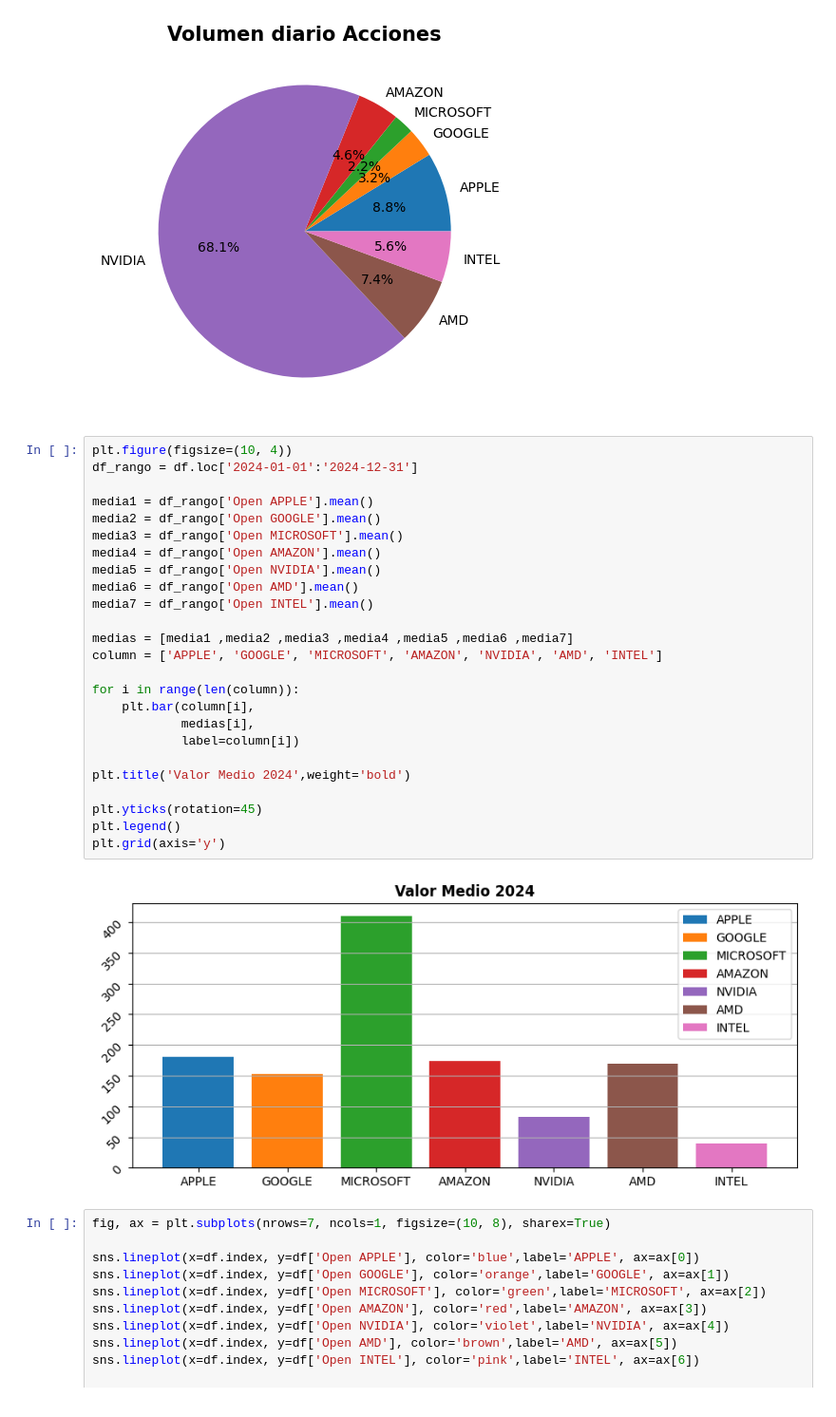
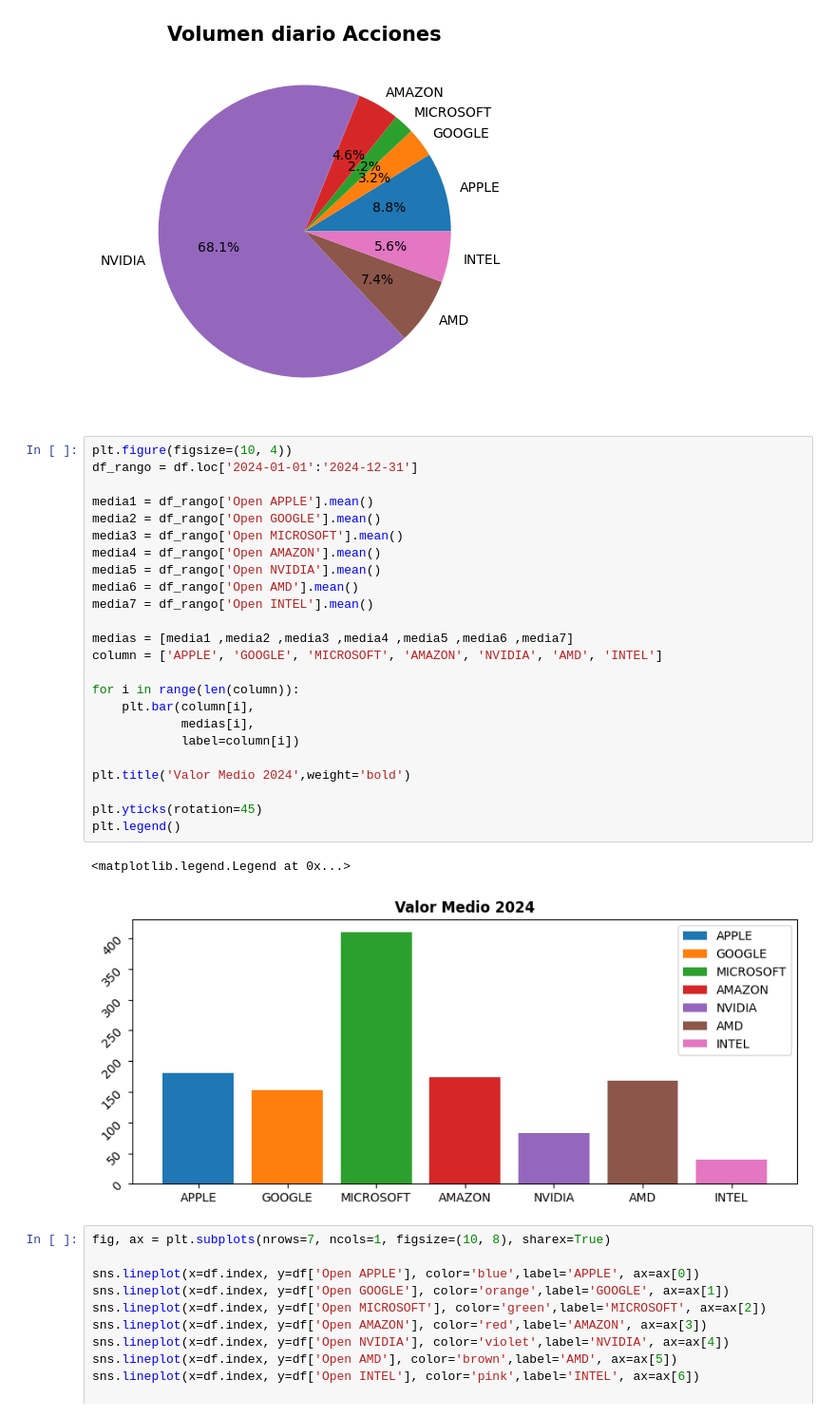
Before and after one commit to AlanCarro/PREENTREGA_DEL_PROYECTO_FINAL-Alan_Emanuel_Carro, a Jupyter notebook: Untitled1.ipynb, the cells around one changed output. Shown: that part at 95% size. Drawn from its saved outputs; the diff is of its cells as text.

```diff
--- a/Untitled1.ipynb
+++ b/Untitled1.ipynb
@@ -194,30 +206,30 @@ Text(0.5, 1.0, 'Volumen diario Acciones')
 # %%
 plt.figure(figsize=(10, 4))
 df_rango = df.loc['2024-01-01':'2024-12-31']
 
 media1 = df_rango['Open APPLE'].mean()
 media2 = df_rango['Open GOOGLE'].mean()
 media3 = df_rango['Open MICROSOFT'].mean()
 media4 = df_rango['Open AMAZON'].mean()
 media5 = df_rango['Open NVIDIA'].mean()
 media6 = df_rango['Open AMD'].mean()
 media7 = df_rango['Open INTEL'].mean()
 
 medias = [media1 ,media2 ,media3 ,media4 ,media5 ,media6 ,media7]
 column = ['APPLE', 'GOOGLE', 'MICROSOFT', 'AMAZON', 'NVIDIA', 'AMD', 'INTEL']
 
 for i in range(len(column)):
     plt.bar(column[i],
             medias[i],
             label=column[i])
 
 plt.title('Valor Medio 2024',weight='bold')
 
 plt.yticks(rotation=45)
 plt.legend()
-plt.grid(axis='y')
 # %% [output]
+<matplotlib.legend.Legend at 0x...>
-[figure, old version]
+[figure, new version]
 # %%
 fig, ax = plt.subplots(nrows=7, ncols=1, figsize=(10, 8), sharex=True)
 
```
Also changed, not shown: parts of 4 cells of this notebook.
